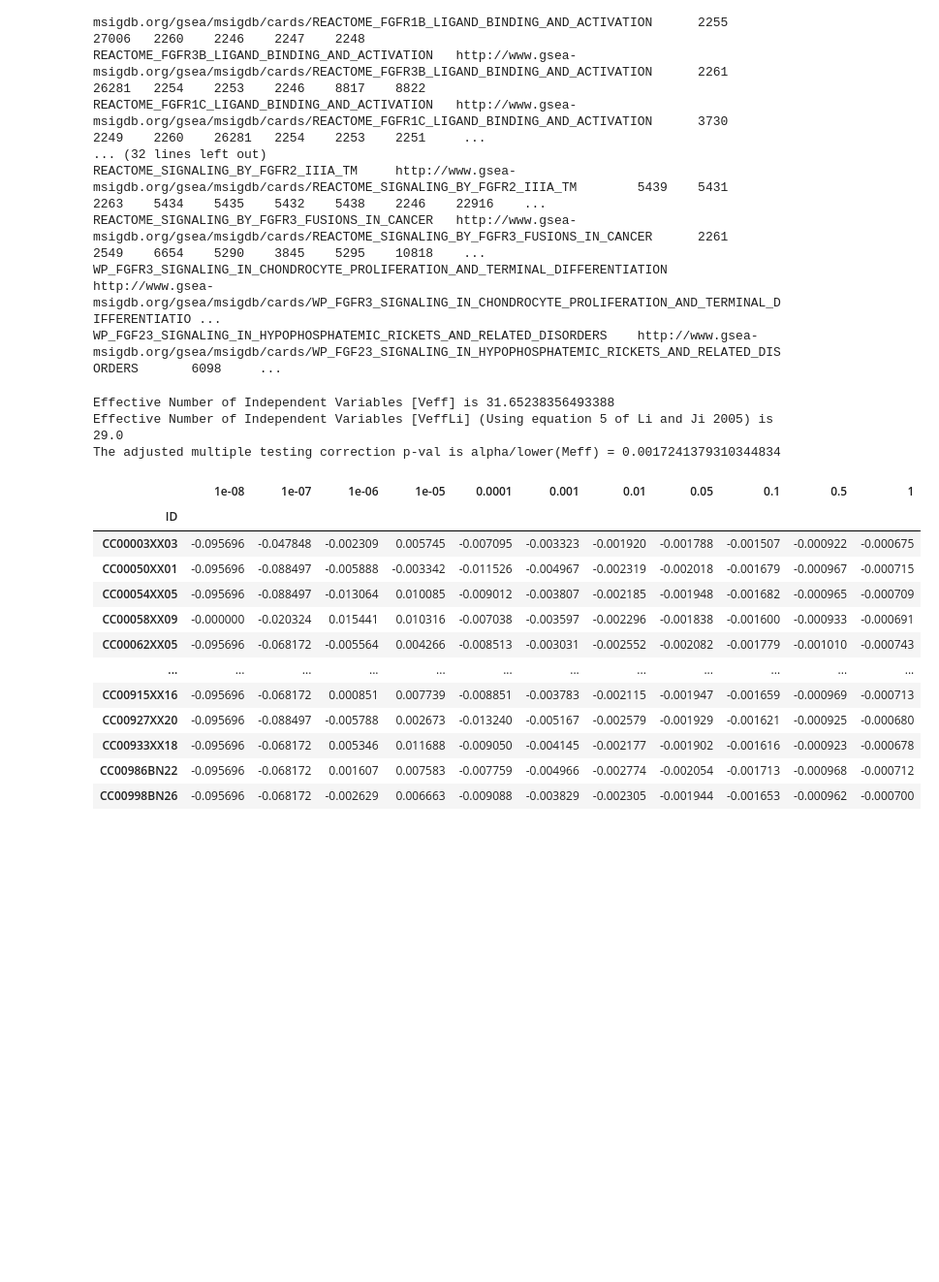
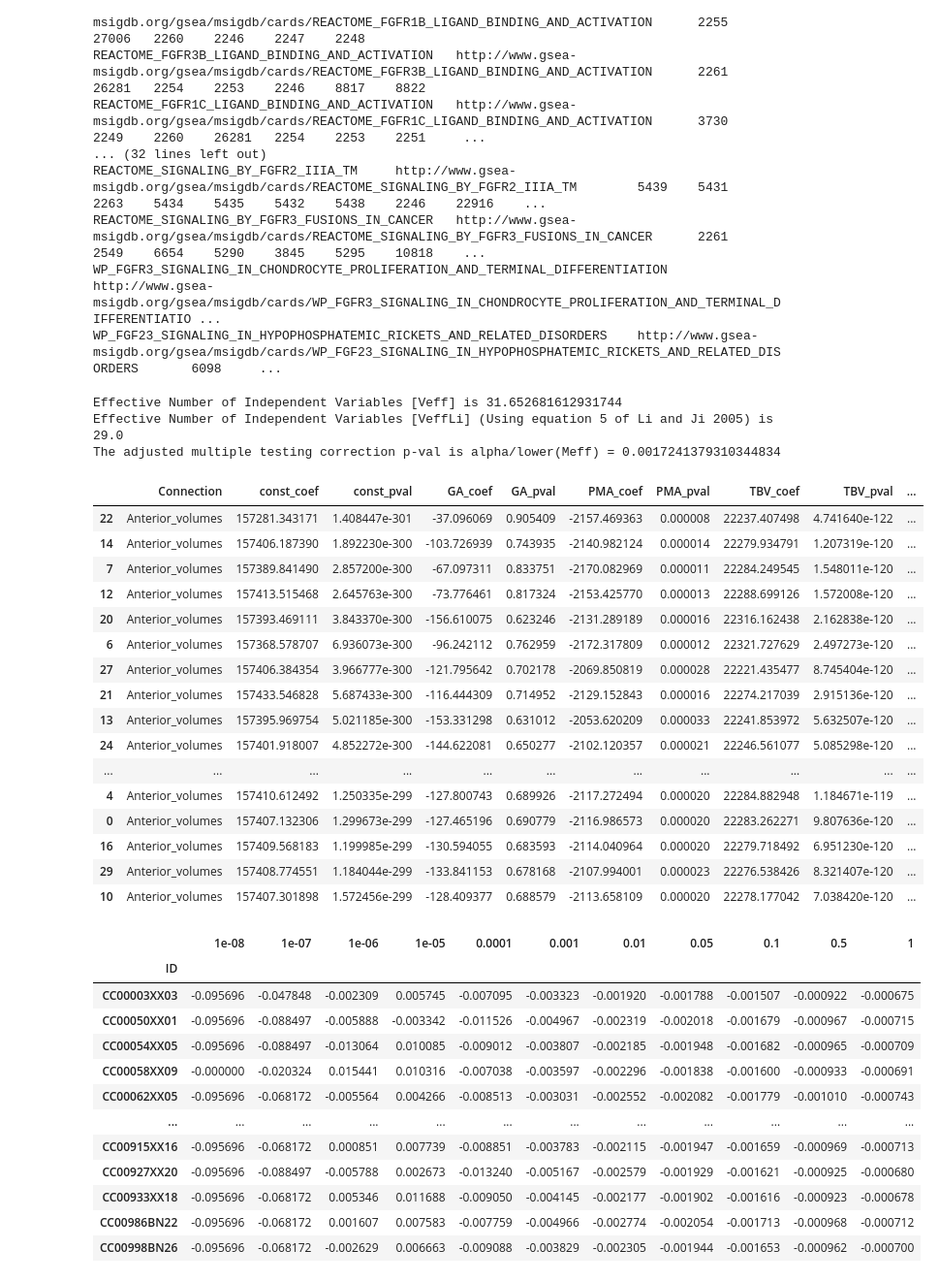
Before and after one commit to lehai-ml/dHCP_genetics, a Jupyter notebook: notebook_results/asd/5_ASD_Genetics_analysis.ipynb, the cells around one changed output. Shown at 97% size. Drawn from its saved outputs; the diff is of its cells as text; code cells hidden in the pictures; blank space fills up the shorter version.

```diff
--- a/notebook_results/asd/5_ASD_Genetics_analysis.ipynb
+++ b/notebook_results/asd/5_ASD_Genetics_analysis.ipynb
@@ -590,7 +586,7 @@ covariate = pd.read_csv('../../dataset/genetic_dataset/pheno_cov_files/asd/covar
 # %%
 european_term_volumetric = pd.merge(phenotype,covariate,on='FID')
 # %%
-all_PRS_scores = genetic_file_preprocess.Cohort.preprocess_PRSice_PRS_Anc_files('../../codes/gene_set/PRSice/output/asd/test.all_score',
+all_PRS_scores = genetic_file_preprocess.Cohort.preprocess_PRSice_PRS_Anc_files('../../codes/gene_set/PRSice/output/asd/anterior_volumes.all_score',
                                                               column_prefix='PRS_').reset_index()
 # %%
 all_gene_sets = list(set(['_'.join(i.split('_')[0:-1]) for i in all_PRS_scores.columns if '_1' in i]))
@@ -607,7 +603,7 @@ for gene_set in all_gene_sets:
     for i in range(prs_pca.shape[1]):
         df[f'prs_pca_{gene_set}_PC{i}'] = prs_pca[:, i]
 # %%
-thresholds = [i for i in df.columns if 'PRS' in i]
+thresholds = [i for i in df.columns if 'prs_pca' in i]
 # ancestry = ['mixed_Anc_PC' + str(i) for i in range(1, 31)]
 ancestry = ['euro_Anc_PC' + str(i) for i in range(1, 4)]
 
@@ -616,15 +612,35 @@ european_volumetric_term_mass_univariate = data_exploration.MassUnivariate.calcu
     thresholds=thresholds,
     cat_independentVar_cols=['Gender'],
     cont_independentVar_cols=['GA','PMA', 'TBV']+ancestry,
-    dependentVar_cols=['Brain_PC4'])
+    dependentVar_cols=['Anterior_volumes'])
 # %%
 combined = df[[i for i in df.columns if 'prs_pca' in i]]
 correlation_matrix = np.corrcoef(combined, rowvar=False)
 _ = data_exploration.matSpDLite(correlation_matrix, alpha=0.05)
 # %% [output]
-Effective Number of Independent Variables [Veff] is 31.65238356493388
+Effective Number of Independent Variables [Veff] is 31.652681612931744
 Effective Number of Independent Variables [VeffLi] (Using equation 5 of Li and Ji 2005) is 29.0
 The adjusted multiple testing correction p-val is alpha/lower(Meff) = 0.0017241379310344834
+# %%
+european_volumetric_term_mass_univariate.sort_values(by='PRS_pval')
+# %% [output]
+|  | Connection | const_coef | const_pval | GA_coef | GA_pval | PMA_coef | PMA_pval | TBV_coef | TBV_pval | ... |
+| 22 | Anterior_volumes | 157281.343171 | 1.408447e-301 | -37.096069 | 0.905409 | -2157.469363 | 0.000008 | 22237.407498 | 4.741640e-122 | ... |
+| 14 | Anterior_volumes | 157406.187390 | 1.892230e-300 | -103.726939 | 0.743935 | -2140.982124 | 0.000014 | 22279.934791 | 1.207319e-120 | ... |
+| 7 | Anterior_volumes | 157389.841490 | 2.857200e-300 | -67.097311 | 0.833751 | -2170.082969 | 0.000011 | 22284.249545 | 1.548011e-120 | ... |
+| 12 | Anterior_volumes | 157413.515468 | 2.645763e-300 | -73.776461 | 0.817324 | -2153.425770 | 0.000013 | 22288.699126 | 1.572008e-120 | ... |
+| 20 | Anterior_volumes | 157393.469111 | 3.843370e-300 | -156.610075 | 0.623246 | -2131.289189 | 0.000016 | 22316.162438 | 2.162838e-120 | ... |
+| 6 | Anterior_volumes | 157368.578707 | 6.936073e-300 | -96.242112 | 0.762959 | -2172.317809 | 0.000012 | 22321.727629 | 2.497273e-120 | ... |
+| 27 | Anterior_volumes | 157406.384354 | 3.966777e-300 | -121.795642 | 0.702178 | -2069.850819 | 0.000028 | 22221.435477 | 8.745404e-120 | ... |
+| 21 | Anterior_volumes | 157433.546828 | 5.687433e-300 | -116.444309 | 0.714952 | -2129.152843 | 0.000016 | 22274.217039 | 2.915136e-120 | ... |
+| 13 | Anterior_volumes | 157395.969754 | 5.021185e-300 | -153.331298 | 0.631012 | -2053.620209 | 0.000033 | 22241.853972 | 5.632507e-120 | ... |
+| 24 | Anterior_volumes | 157401.918007 | 4.852272e-300 | -144.622081 | 0.650277 | -2102.120357 | 0.000021 | 22246.561077 | 5.085298e-120 | ... |
+| ... | ... | ... | ... | ... | ... | ... | ... | ... | ... | ... |
+| 4 | Anterior_volumes | 157410.612492 | 1.250335e-299 | -127.800743 | 0.689926 | -2117.272494 | 0.000020 | 22284.882948 | 1.184671e-119 | ... |
+| 0 | Anterior_volumes | 157407.132306 | 1.299673e-299 | -127.465196 | 0.690779 | -2116.986573 | 0.000020 | 22283.262271 | 9.807636e-120 | ... |
+| 16 | Anterior_volumes | 157409.568183 | 1.199985e-299 | -130.594055 | 0.683593 | -2114.040964 | 0.000020 | 22279.718492 | 6.951230e-120 | ... |
+| 29 | Anterior_volumes | 157408.774551 | 1.184044e-299 | -133.841153 | 0.678168 | -2107.994001 | 0.000023 | 22276.538426 | 8.321407e-120 | ... |
+| 10 | Anterior_volumes | 157407.301898 | 1.572456e-299 | -128.409377 | 0.688579 | -2113.658109 | 0.000020 | 22278.177042 | 7.038420e-120 | ... |
 # %%
 genetic_file_preprocess.Cohort.preprocess_PRSice_PRS_Anc_files('../../dataset/PRS/asd/ASD_lifted37_dHCP_merged_cleaned_EUROPEANS.gwas.all.score')
 # %% [output]
```
Also changed, not shown: parts of 9 cells of this notebook.
